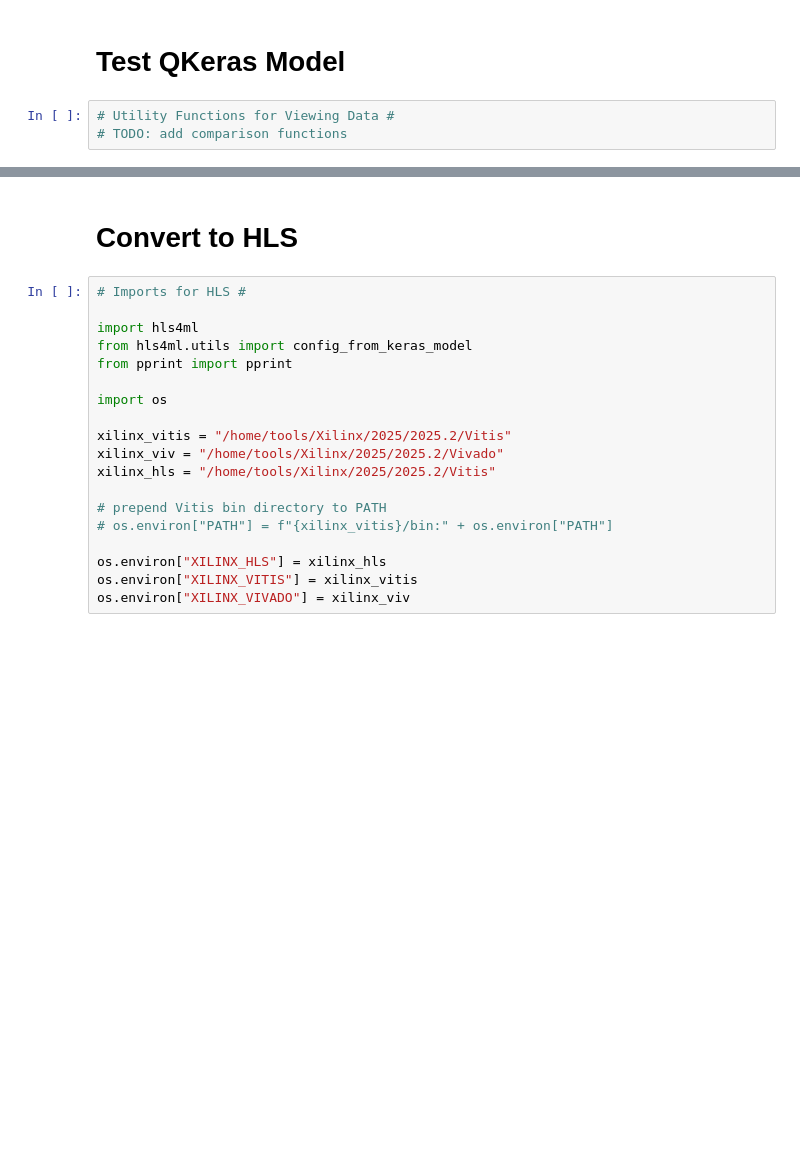
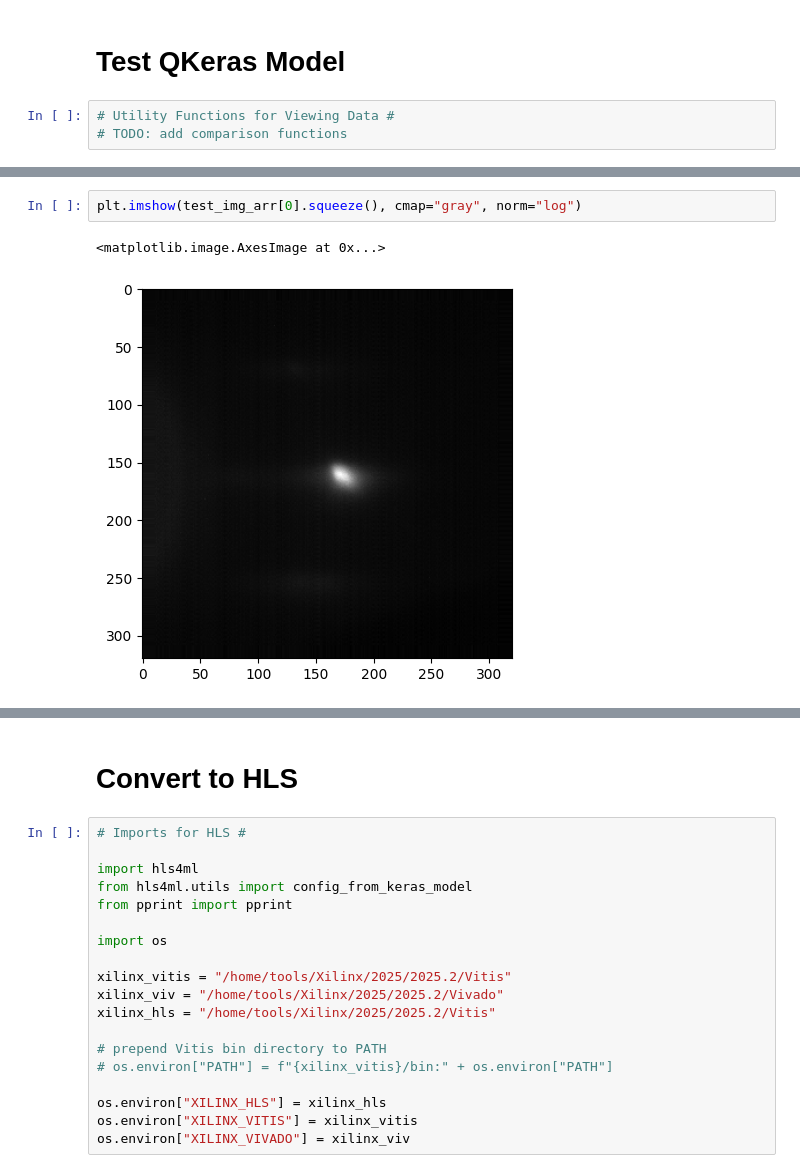
Before and after one commit to uw-acme/Rheed-Folo, a Jupyter notebook: Real_Flow.ipynb, the cells around one changed output, grey strips where cells are left out. Saved outputs shown, nothing was run; the diff lists cells and outputs as text; blank space fills up the shorter version.

```diff
--- a/Real_Flow.ipynb
+++ b/Real_Flow.ipynb
@@ -423,0 +485,5 @@ print(f"[Prediction Shape]: {predictions_qk.shape}")
+# %%
+plt.imshow(test_img_arr[0].squeeze(), cmap="gray", norm="log")
+# %% [output]
+<matplotlib.image.AxesImage at 0x...>
+[figure, added]
```
Also changed, not shown: parts of 11 cells of this notebook, 1 other file.
